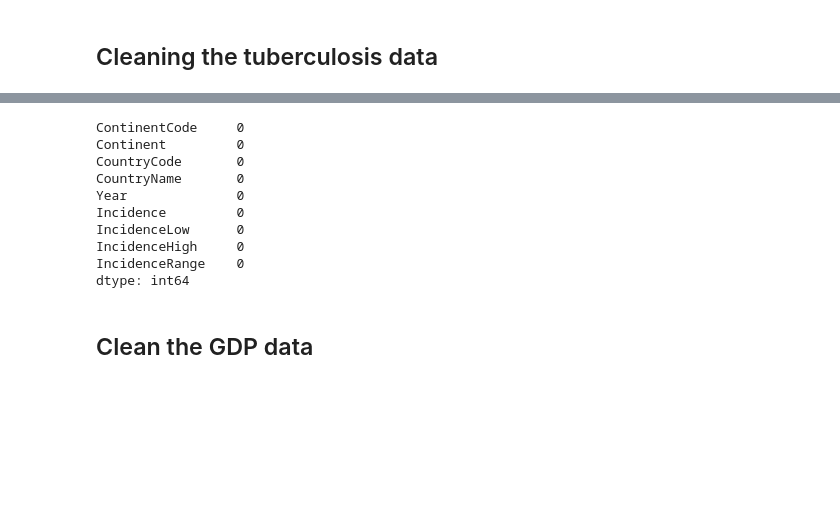
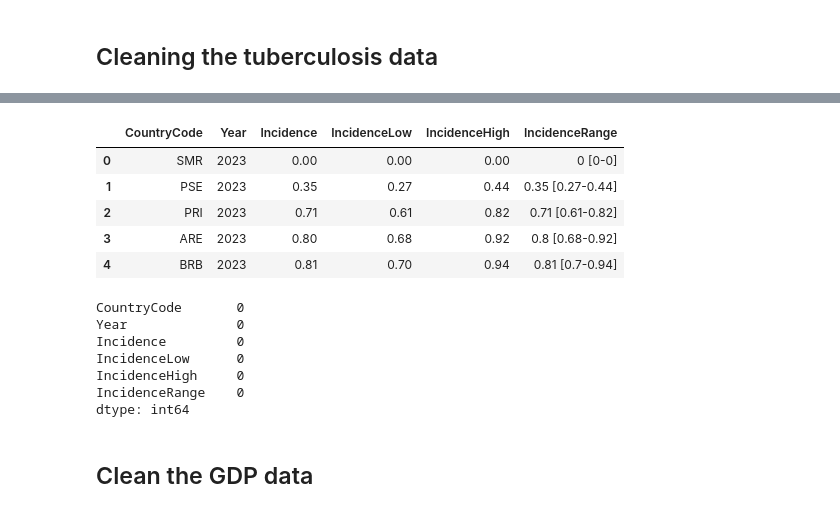
Before and after one commit to haylee360/eds213-section, a Jupyter notebook: data-clean.ipynb, the cells around one changed output, grey strips where cells are left out. Drawn from its saved outputs; the diff is of its cells as text; code cells hidden in the pictures; blank space fills up the shorter version.

```diff
--- a/data-clean.ipynb
+++ b/data-clean.ipynb
@@ -7,7 +7,7 @@ import matplotlib.pyplot as plt
 
 pd.set_option('display.max_columns', None)
 # %%
-tb_df = pd.read_csv('data/tuberculosis.csv')
+tb_df = pd.read_csv('data/tuberculosis_raw.csv')
 gdp_df = pd.read_csv('data/P_Popular_Indicators/gdp.csv')
 # gdp_metadata = pd.read_csv('data/P_Popular_Indicators/gdp_metadata.csv')
 # %% [markdown]
@@ -60,0 +61,11 @@ tb_clean.describe()
+# %%
+tb_clean = tb_clean.drop(columns=['CountryName', 'ContinentCode', 'Continent'])
+tb_clean['IncidenceRange'] = tb_clean['IncidenceHigh'] - tb_clean['IncidenceLow']
+tb_clean.head()
+# %% [output]
+|  | CountryCode | Year | Incidence | IncidenceLow | IncidenceHigh | IncidenceRange |
+| 0 | SMR | 2023 | 0.00 | 0.00 | 0.00 | 0 [0-0] |
+| 1 | PSE | 2023 | 0.35 | 0.27 | 0.44 | 0.35 [0.27-0.44] |
+| 2 | PRI | 2023 | 0.71 | 0.61 | 0.82 | 0.71 [0.61-0.82] |
+| 3 | ARE | 2023 | 0.80 | 0.68 | 0.92 | 0.8 [0.68-0.92] |
+| 4 | BRB | 2023 | 0.81 | 0.70 | 0.94 | 0.81 [0.7-0.94] |
@@ -61,10 +74,7 @@ tb_clean.describe()
 # %%
 tb_clean.isna().sum()
 # %% [output]
-ContinentCode     0
-Continent         0
 CountryCode       0
-CountryName       0
 Year              0
 Incidence         0
 IncidenceLow      0
```
Also changed, not shown: parts of 9 cells of this notebook, 1 other file.
